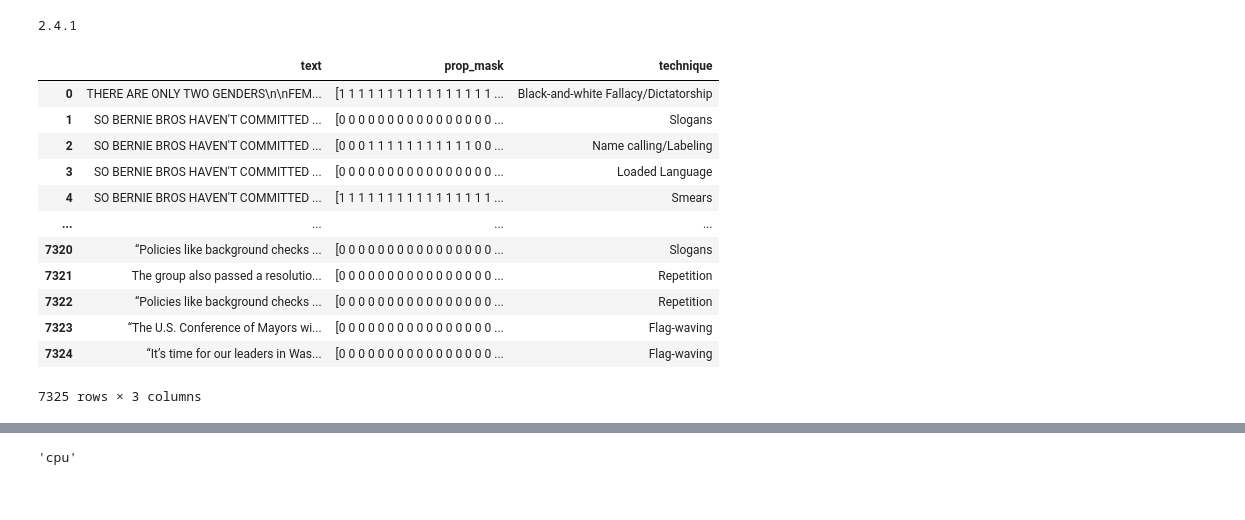
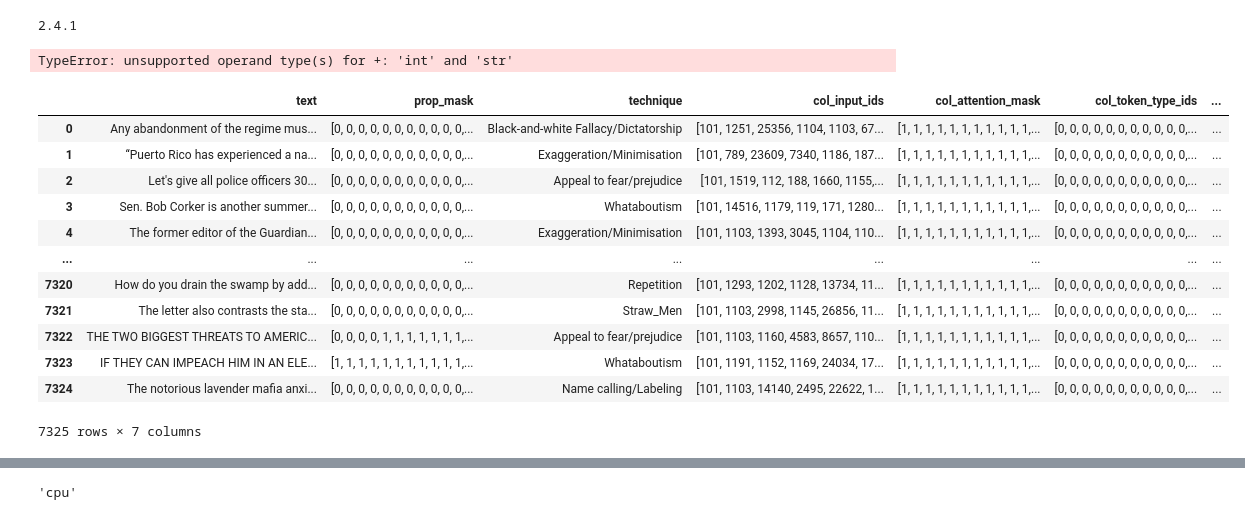
Before and after one commit to Vadim808/Propaganda-Detection-in-News-Texts, a Jupyter notebook: main.ipynb, the cells around one changed output, grey strips where cells are left out. Cells and saved outputs as stored; diff of their text form; code cells hidden in the pictures.

```diff
--- a/main.ipynb
+++ b/main.ipynb
@@ -39,23 +39,32 @@ labels = [
 "Black-and-white Fallacy/Dictatorship"
 ]
 # %%
-sep_train_pd = pd.read_csv("data.csv")
+data_pd = pd.read_csv("data.csv")
-# %%
-sep_train_pd
-# %% [output]
-|  | text | prop_mask | technique |
-| 0 | THERE ARE ONLY TWO GENDERS\n\nFEM... | [1 1 1 1 1 1 1 1 1 1 1 1 1 1 1 1 ... | Black-and-white Fallacy/Dictatorship |
-| 1 | SO BERNIE BROS HAVEN'T COMMITTED ... | [0 0 0 0 0 0 0 0 0 0 0 0 0 0 0 0 ... | Slogans |
-| 2 | SO BERNIE BROS HAVEN'T COMMITTED ... | [0 0 0 1 1 1 1 1 1 1 1 1 1 1 0 0 ... | Name calling/Labeling |
-| 3 | SO BERNIE BROS HAVEN'T COMMITTED ... | [0 0 0 0 0 0 0 0 0 0 0 0 0 0 0 0 ... | Loaded Language |
-| 4 | SO BERNIE BROS HAVEN'T COMMITTED ... | [1 1 1 1 1 1 1 1 1 1 1 1 1 1 1 1 ... | Smears |
-| ... | ... | ... | ... |
-| 7320 | “Policies like background checks ... | [0 0 0 0 0 0 0 0 0 0 0 0 0 0 0 0 ... | Slogans |
-| 7321 | The group also passed a resolutio... | [0 0 0 0 0 0 0 0 0 0 0 0 0 0 0 0 ... | Repetition |
-| 7322 | “Policies like background checks ... | [0 0 0 0 0 0 0 0 0 0 0 0 0 0 0 0 ... | Repetition |
-| 7323 | “The U.S. Conference of Mayors wi... | [0 0 0 0 0 0 0 0 0 0 0 0 0 0 0 0 ... | Flag-waving |
-| 7324 | “It’s time for our leaders in Was... | [0 0 0 0 0 0 0 0 0 0 0 0 0 0 0 0 ... | Flag-waving |
-7325 rows × 3 columns
+# %%
+c = 0
+for i in data_pd["prop_mask"]:
+    print(c)
+    if sum(i) == 0:
+        c += 1
+print(c)
+# %% [output]
+TypeError: unsupported operand type(s) for +: 'int' and 'str'
+# %%
+data_pd
+# %% [output]
+|  | text | prop_mask | technique | col_input_ids | col_attention_mask | col_token_type_ids | ... |
+| 0 | Any abandonment of the regime mus... | [0, 0, 0, 0, 0, 0, 0, 0, 0, 0, 0,... | Black-and-white Fallacy/Dictatorship | [101, 1251, 25356, 1104, 1103, 67... | [1, 1, 1, 1, 1, 1, 1, 1, 1, 1, 1,... | [0, 0, 0, 0, 0, 0, 0, 0, 0, 0, 0,... | ... |
+| 1 | “Puerto Rico has experienced a na... | [0, 0, 0, 0, 0, 0, 0, 0, 0, 0, 0,... | Exaggeration/Minimisation | [101, 789, 23609, 7340, 1186, 187... | [1, 1, 1, 1, 1, 1, 1, 1, 1, 1, 1,... | [0, 0, 0, 0, 0, 0, 0, 0, 0, 0, 0,... | ... |
+| 2 | Let's give all police officers 30... | [0, 0, 0, 0, 0, 0, 0, 0, 0, 0, 0,... | Appeal to fear/prejudice | [101, 1519, 112, 188, 1660, 1155,... | [1, 1, 1, 1, 1, 1, 1, 1, 1, 1, 1,... | [0, 0, 0, 0, 0, 0, 0, 0, 0, 0, 0,... | ... |
+| 3 | Sen. Bob Corker is another summer... | [0, 0, 0, 0, 0, 0, 0, 0, 0, 0, 0,... | Whataboutism | [101, 14516, 1179, 119, 171, 1280... | [1, 1, 1, 1, 1, 1, 1, 1, 1, 1, 1,... | [0, 0, 0, 0, 0, 0, 0, 0, 0, 0, 0,... | ... |
+| 4 | The former editor of the Guardian... | [0, 0, 0, 0, 0, 0, 0, 0, 0, 0, 0,... | Exaggeration/Minimisation | [101, 1103, 1393, 3045, 1104, 110... | [1, 1, 1, 1, 1, 1, 1, 1, 1, 1, 1,... | [0, 0, 0, 0, 0, 0, 0, 0, 0, 0, 0,... | ... |
+| ... | ... | ... | ... | ... | ... | ... | ... |
+| 7320 | How do you drain the swamp by add... | [0, 0, 0, 0, 0, 0, 0, 0, 0, 0, 0,... | Repetition | [101, 1293, 1202, 1128, 13734, 11... | [1, 1, 1, 1, 1, 1, 1, 1, 1, 1, 1,... | [0, 0, 0, 0, 0, 0, 0, 0, 0, 0, 0,... | ... |
+| 7321 | The letter also contrasts the sta... | [0, 0, 0, 0, 0, 0, 0, 0, 0, 0, 0,... | Straw_Men | [101, 1103, 2998, 1145, 26856, 11... | [1, 1, 1, 1, 1, 1, 1, 1, 1, 1, 1,... | [0, 0, 0, 0, 0, 0, 0, 0, 0, 0, 0,... | ... |
+| 7322 | THE TWO BIGGEST THREATS TO AMERIC... | [0, 0, 0, 0, 1, 1, 1, 1, 1, 1, 1,... | Appeal to fear/prejudice | [101, 1103, 1160, 4583, 8657, 110... | [1, 1, 1, 1, 1, 1, 1, 1, 1, 1, 1,... | [0, 0, 0, 0, 0, 0, 0, 0, 0, 0, 0,... | ... |
+| 7323 | IF THEY CAN IMPEACH HIM IN AN ELE... | [1, 1, 1, 1, 1, 1, 1, 1, 1, 1, 1,... | Whataboutism | [101, 1191, 1152, 1169, 24034, 17... | [1, 1, 1, 1, 1, 1, 1, 1, 1, 1, 1,... | [0, 0, 0, 0, 0, 0, 0, 0, 0, 0, 0,... | ... |
+| 7324 | The notorious lavender mafia anxi... | [0, 0, 0, 0, 0, 0, 0, 0, 0, 0, 0,... | Name calling/Labeling | [101, 1103, 14140, 2495, 22622, 1... | [1, 1, 1, 1, 1, 1, 1, 1, 1, 1, 1,... | [0, 0, 0, 0, 0, 0, 0, 0, 0, 0, 0,... | ... |
+7325 rows × 7 columns
 # %%
 def make_list(x):
     x = x[1:-1].split()
```
Also changed, not shown: parts of 7 cells of this notebook, 3 other files.
